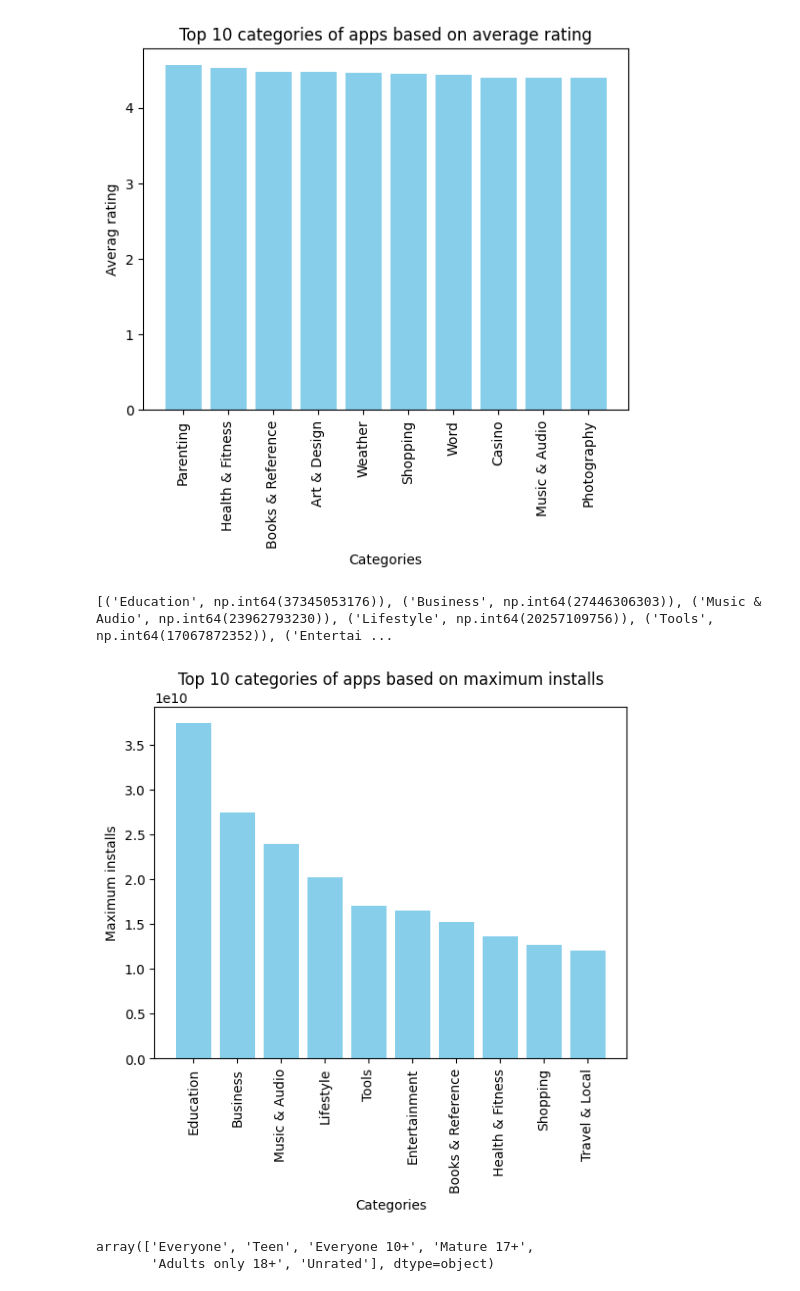
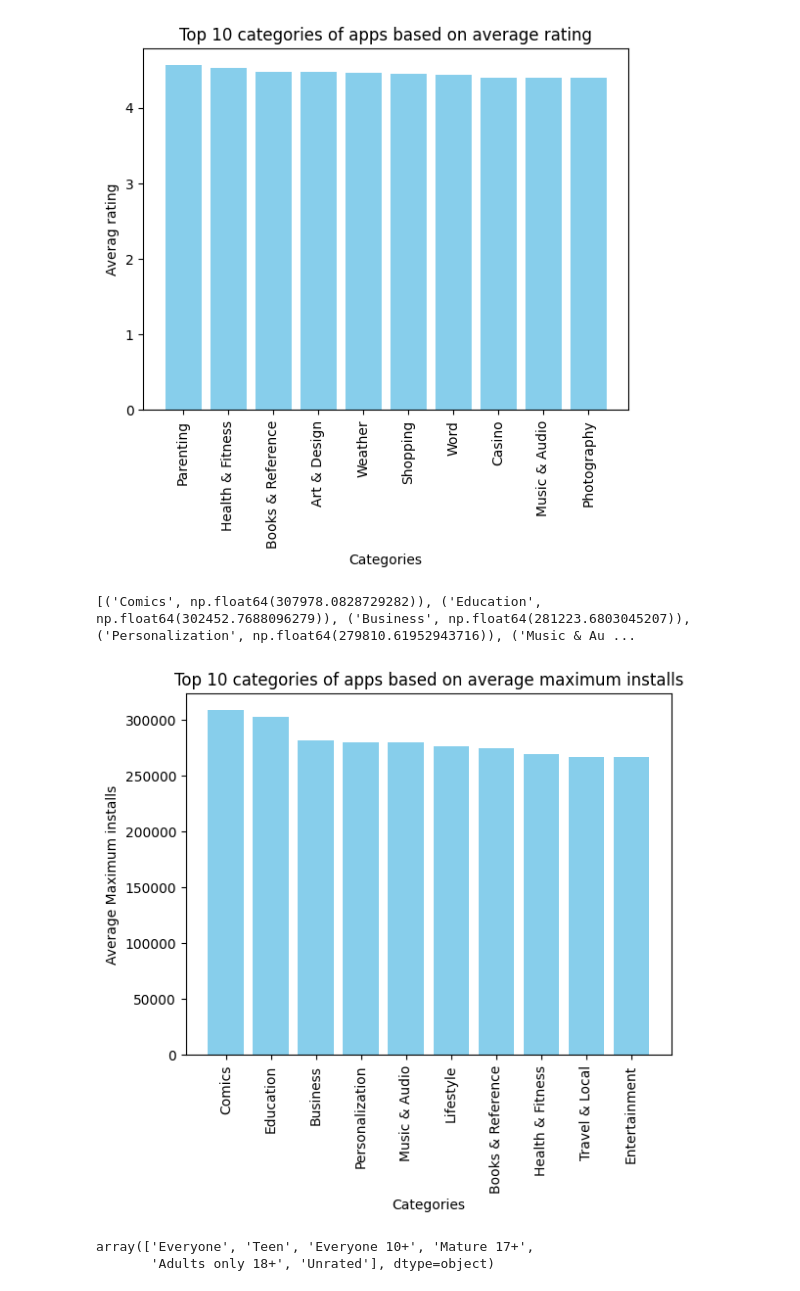
Before and after one commit to valmikGit/Data-Visualization, a Jupyter notebook: Preprocessing.ipynb, the cells around one changed output. Drawn from its saved outputs; the diff is of its cells as text; code cells hidden in the pictures.

Commit message:
average maximum installs instead of max installs.

```diff
--- a/Preprocessing.ipynb
+++ b/Preprocessing.ipynb
@@ -146,41 +146,43 @@ plt.show()
 # %% [output]
 [figure]
 # %%
-# Finding the top 10 categories by maximum installs
+# Finding the top 10 categories by average maximum installs
 unique_Categories = df['Category'].unique()
 result:dict = {}
 for category in unique_Categories:
     filtered_Df = df[df['Category'] == category]
     installs = 0
+    count = 0
     for i in range(len(filtered_Df)):
         installs += df.iloc[i]['Maximum Installs']
-    result[category] = installs
+        count += 1
+    result[category] = installs/count
 top_10 = sorted(result.items(), key=lambda x: x[1], reverse=True)[:10]
 print(top_10)
 # %% [output]
-[('Education', np.int64(37345053176)), ('Business', np.int64(27446306303)), ('Music & Audio', np.int64(23962793230)), ('Lifestyle', np.int64(20257109756)), ('Tools', np.int64(17067872352)), ('Entertai ...
+[('Comics', np.float64(307978.0828729282)), ('Education', np.float64(302452.7688096279)), ('Business', np.float64(281223.6803045207)), ('Personalization', np.float64(279810.61952943716)), ('Music & Au ...
 # %%
 import matplotlib.pyplot as plt
 categories:list = []
 values: list = []
 
 for key, value in top_10:
     categories.append(key)
     values.append(value)
 
 # Creating the bar graph
 plt.bar(categories, values, color='skyblue')  # Adjust color as needed
 
 # Adding titles and labels
-plt.title('Top 10 categories of apps based on maximum installs')
+plt.title('Top 10 categories of apps based on average maximum installs')
 plt.xlabel('Categories')
-plt.ylabel('Maximum installs')
+plt.ylabel('Average Maximum installs')
 plt.xticks(rotation=90)
 
 # Display the plot
 plt.show()
 # %% [output]
-[figure, old version]
+[figure, new version]
 # %%
 df['Content Rating'].unique()
 # %% [output]
```
Also changed, not shown: parts of 2 cells of this notebook.
